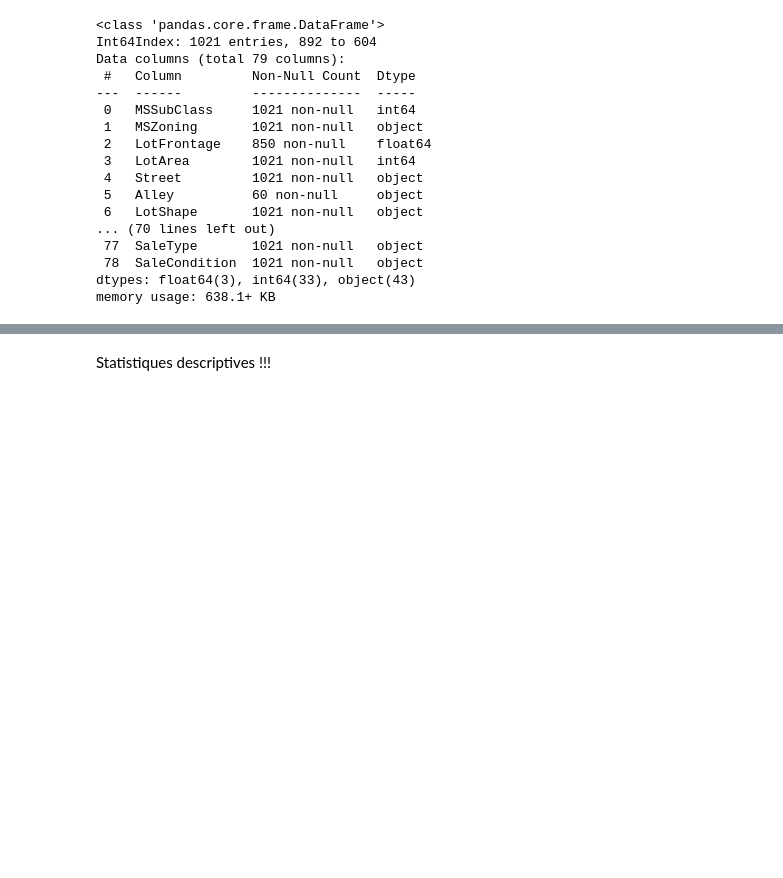
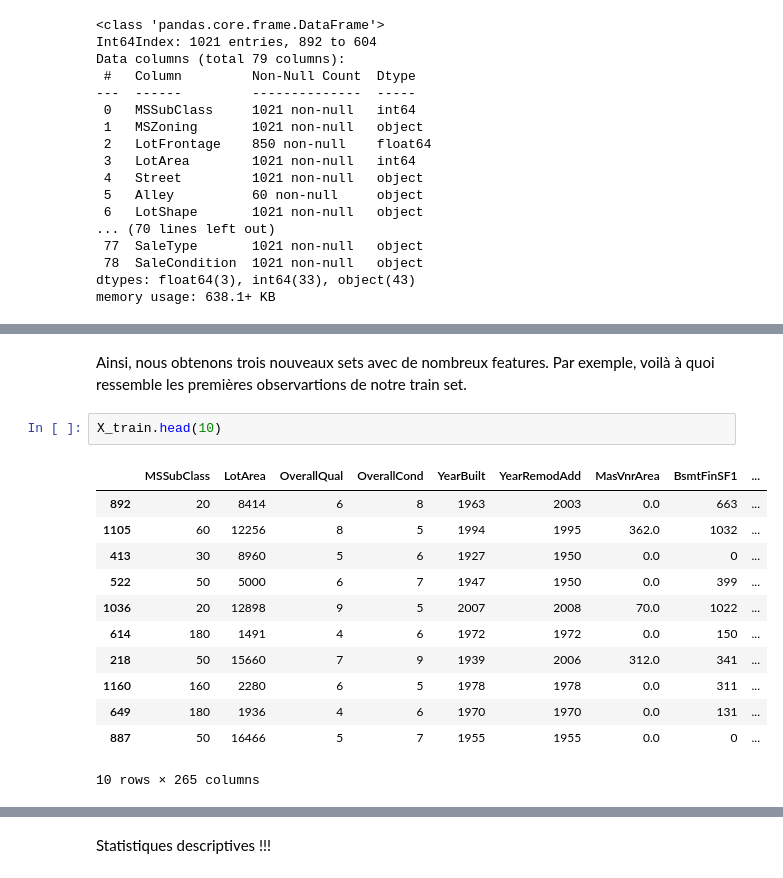
Before and after one commit to maximege/ML_House_Prices, a Jupyter notebook: Geniesse_VanHille_HousePricesAdvancedRegressionTechniques.ipynb, the cells around one changed output, grey strips where cells are left out. Drawn from its saved outputs; the diff is of its cells as text; blank space fills up the shorter version.

```diff
--- a/Geniesse_VanHille_HousePricesAdvancedRegressionTechniques.ipynb
+++ b/Geniesse_VanHille_HousePricesAdvancedRegressionTechniques.ipynb
@@ -160,0 +210,17 @@ Etudions maintenant les caractéristiques de chacune de ces variables et sélect
+# %% [markdown]
+Ainsi, nous obtenons trois nouveaux sets avec de nombreux features. Par exemple, voilà à quoi ressemble les premières observartions de notre train set.
+# %%
+X_train.head(10)
+# %% [output]
+|  | MSSubClass | LotArea | OverallQual | OverallCond | YearBuilt | YearRemodAdd | MasVnrArea | BsmtFinSF1 | ... |
+| 892 | 20 | 8414 | 6 | 8 | 1963 | 2003 | 0.0 | 663 | ... |
+| 1105 | 60 | 12256 | 8 | 5 | 1994 | 1995 | 362.0 | 1032 | ... |
+| 413 | 30 | 8960 | 5 | 6 | 1927 | 1950 | 0.0 | 0 | ... |
+| 522 | 50 | 5000 | 6 | 7 | 1947 | 1950 | 0.0 | 399 | ... |
+| 1036 | 20 | 12898 | 9 | 5 | 2007 | 2008 | 70.0 | 1022 | ... |
+| 614 | 180 | 1491 | 4 | 6 | 1972 | 1972 | 0.0 | 150 | ... |
+| 218 | 50 | 15660 | 7 | 9 | 1939 | 2006 | 312.0 | 341 | ... |
+| 1160 | 160 | 2280 | 6 | 5 | 1978 | 1978 | 0.0 | 311 | ... |
+| 649 | 180 | 1936 | 4 | 6 | 1970 | 1970 | 0.0 | 131 | ... |
+| 887 | 50 | 16466 | 5 | 7 | 1955 | 1955 | 0.0 | 0 | ... |
+10 rows × 265 columns
```
Also changed, not shown: parts of 39 cells of this notebook.
